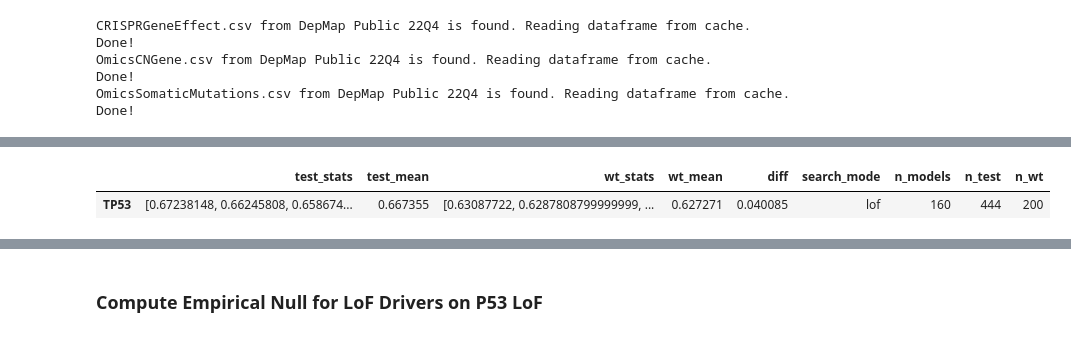
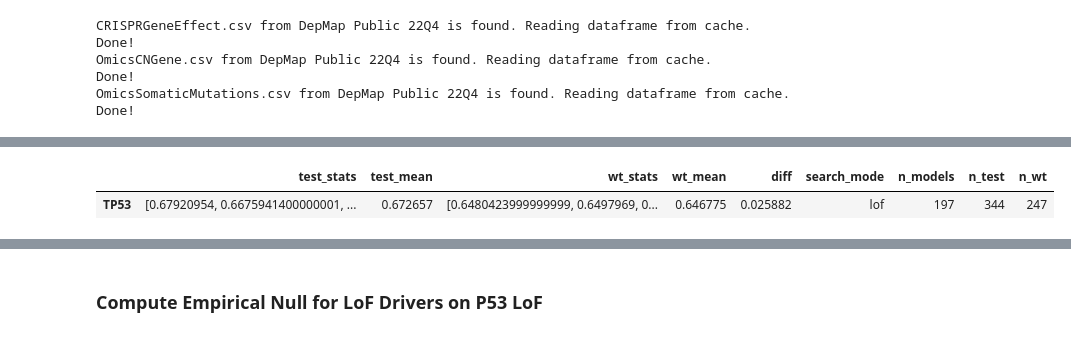
Before and after one commit to anderseng/proxbias, a Jupyter notebook: proxbias/notebooks/DepMap_PB_Driver_Scan_sample.ipynb, the cells around one changed output, grey strips where cells are left out. Cells and saved outputs as stored; diff of their text form; code cells hidden in the pictures.

```diff
--- a/proxbias/notebooks/DepMap_PB_Driver_Scan_sample.ipynb
+++ b/proxbias/notebooks/DepMap_PB_Driver_Scan_sample.ipynb
@@ -42,7 +42,7 @@ res = compute_monte_carlo_stats(
     eval_function=genome_proximity_bias_score,
     eval_kwargs={"n_samples": 500, "n_trials": 200, "return_samples": False},
     n_workers=4,
-    cnv_cutoffs=(1.75, 2.25)
+    cnv_cutoffs=(1.5, 2.5)
 )
 res.head()
 # %% [output]
@@ -52,5 +52,5 @@ Wall time: 2min 57s
 |  | test_stats | test_mean | wt_stats | wt_mean | diff | search_mode | n_models | n_test | n_wt |
-| TP53 | [0.67238148, 0.66245808, 0.658674... | 0.667355 | [0.63087722, 0.6287808799999999, ... | 0.627271 | 0.040085 | lof | 160 | 444 | 200 |
+| TP53 | [0.67920954, 0.6675941400000001, ... | 0.672657 | [0.6480423999999999, 0.6497969, 0... | 0.646775 | 0.025882 | lof | 197 | 344 | 247 |
 # %%
 #write a function that performs a t-test for the bootstrap estimates
 def perform_t_test(df: pd.DataFrame) -> pd.DataFrame:
```
Also changed, not shown: parts of 10 cells of this notebook, 1 other file.
